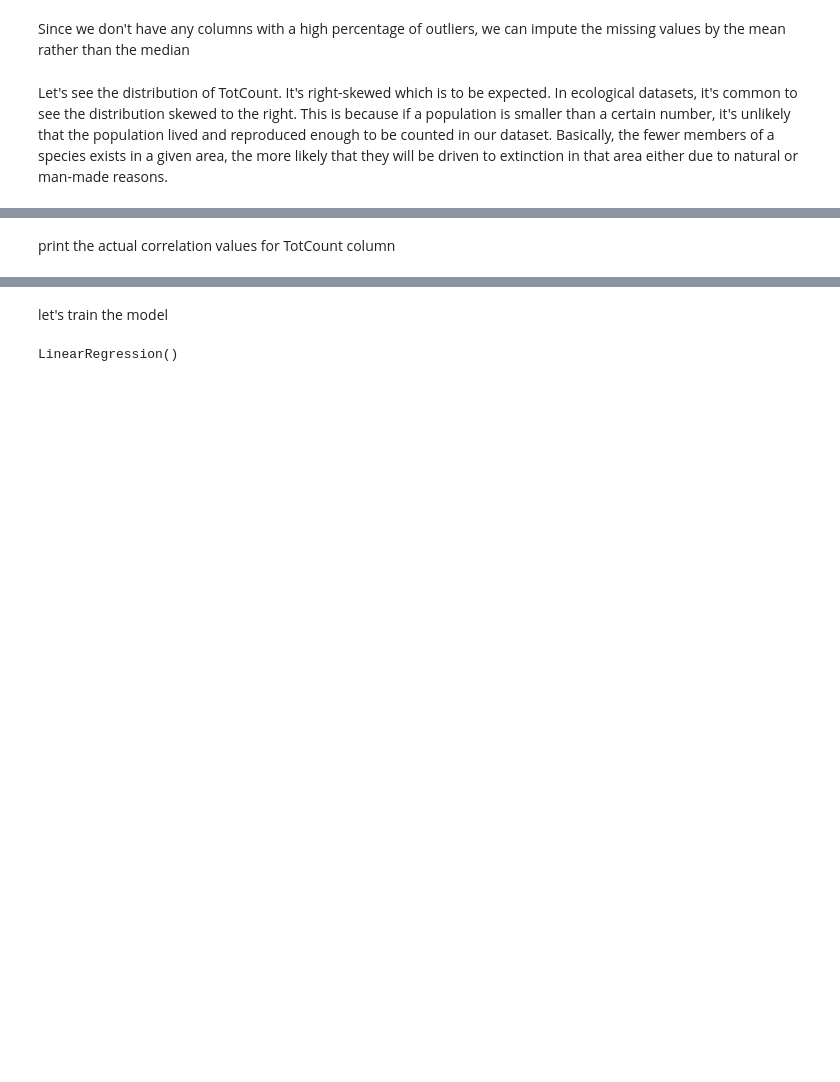
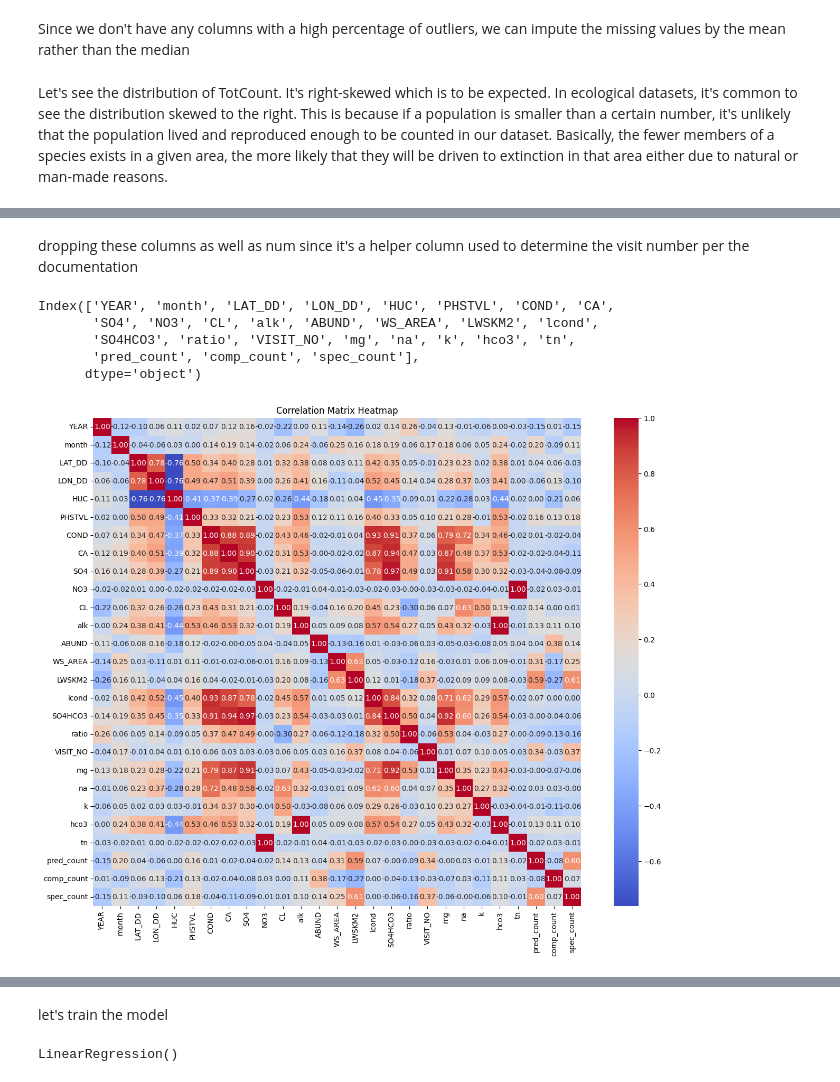
Before and after one commit to aaron-lisle/Fish_Notebook, a Jupyter notebook: Fish.ipynb, the cells around one changed output, grey strips where cells are left out. Cells and saved outputs as stored; diff of their text form; code cells hidden in the pictures; blank space fills up the shorter version.

```diff
--- a/Fish.ipynb
+++ b/Fish.ipynb
@@ -176,2 +280,2 @@ plt.show()
-# %% [markdown]
-print the actual correlation values for TotCount column
+# %% [markdown]
+dropping these columns as well as num since it's a helper column used to determine the visit number per the documentation
@@ -178 +284,17 @@ print the actual correlation values for TotCount column
+# %%
+print(numerical_df.columns)
+# %% [output]
+Index(['YEAR', 'month', 'LAT_DD', 'LON_DD', 'HUC', 'PHSTVL', 'COND', 'CA',
+       'SO4', 'NO3', 'CL', 'alk', 'ABUND', 'WS_AREA', 'LWSKM2', 'lcond',
+       'SO4HCO3', 'ratio', 'VISIT_NO', 'mg', 'na', 'k', 'hco3', 'tn',
+       'pred_count', 'comp_count', 'spec_count'],
+      dtype='object')
+# %%
+correlation_matrix = numerical_df.corr()
+plt.figure(figsize=(16, 12))
+sns.heatmap(correlation_matrix, annot=True, fmt='.2f', cmap='coolwarm', cbar=True, square=True)
+plt.title('Correlation Matrix Heatmap')
+plt.show()
+# %% [output]
+[figure, added]
 # %%
```
Also changed, not shown: parts of 56 cells of this notebook.
